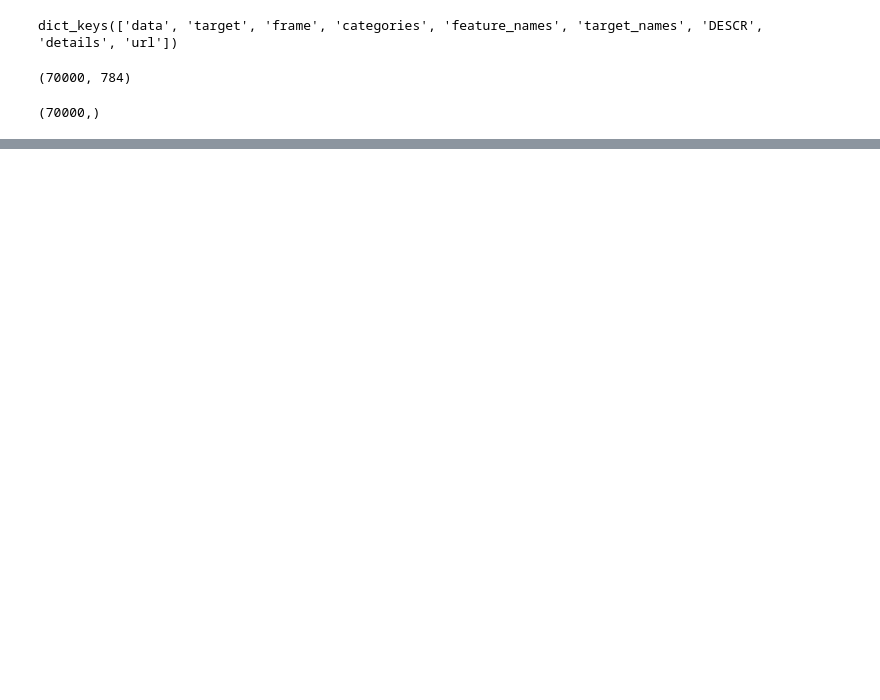
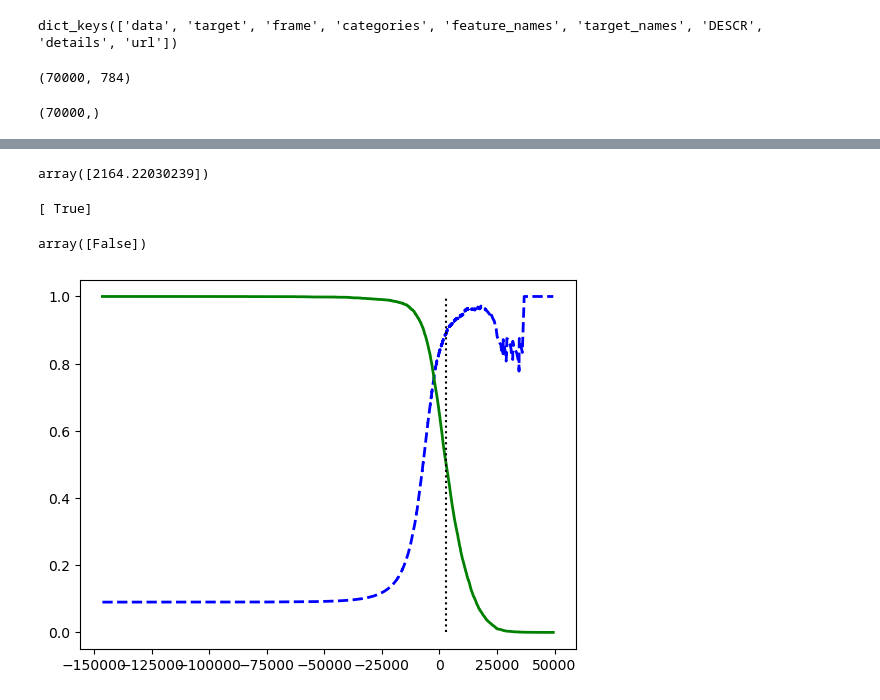
Before and after one commit to PaulMbutu/Machine_Learning_Projects, a Jupyter notebook: number_classification.ipynb, the cells around one changed output, grey strips where cells are left out. Cells and saved outputs as stored; diff of their text form; code cells hidden in the pictures; blank space fills up the shorter version.

Commit message:
trained two classifiers to detect 5

```diff
--- a/number_classification.ipynb
+++ b/number_classification.ipynb
@@ -25,0 +56,5 @@ KeyError: 0
+# %%
+from sklearn.dummy import DummyClassifier
+dummy_clf = DummyClassifier()
+dummy_clf.fit(X_train, y_train_5)
+print(any(dummy_clf.predict(X_train)))
@@ -25,0 +95,40 @@ KeyError: 0
+# %%
+#Increasing precision reduces recall, and vice versa. This is called the precision/recall trade-off.
+"""
+look at how the SGDClassifier makes its classification decisions.
+For each instance, it computes a score based on a decision function.
+If that score is greater than a threshold,
+it assigns the instance to the positive class;
+otherwise it assigns it to the negative class.
+we can use the decision scores to plot the precision/recall trade off.
+"""
+y_scores = sgd_clf.decision_function([some_digit])
+y_scores
+# %% [output]
+array([2164.22030239])
+# %%
+threshold = 0
+y_some_digit_pred = (y_scores > threshold)
+print(y_some_digit_pred)
+# %% [output]
+[ True]
+# %%
+threshold = 3000
+y_some_digit_pred = (y_scores > threshold)
+y_some_digit_pred
+# %% [output]
+array([False])
+# %%
+y_scores = cross_val_predict(sgd_clf, X_train, y_train_5, cv=3,method="decision_function")
+# %%
+from sklearn.metrics import precision_recall_curve
+precisions, recalls, thresholds =precision_recall_curve(y_train_5, y_scores)
+# %%
+plt.plot(thresholds, precisions[:-1], "b--", label="Precision",
+linewidth=2)
+plt.plot(thresholds, recalls[:-1], "g-", label="Recall",
+linewidth=2)
+plt.vlines(threshold, 0, 1.0, "k", "dotted", label="threshold")
+plt.show()
+# %% [output]
+[figure, added]
```
Also changed, not shown: parts of 29 cells of this notebook.
